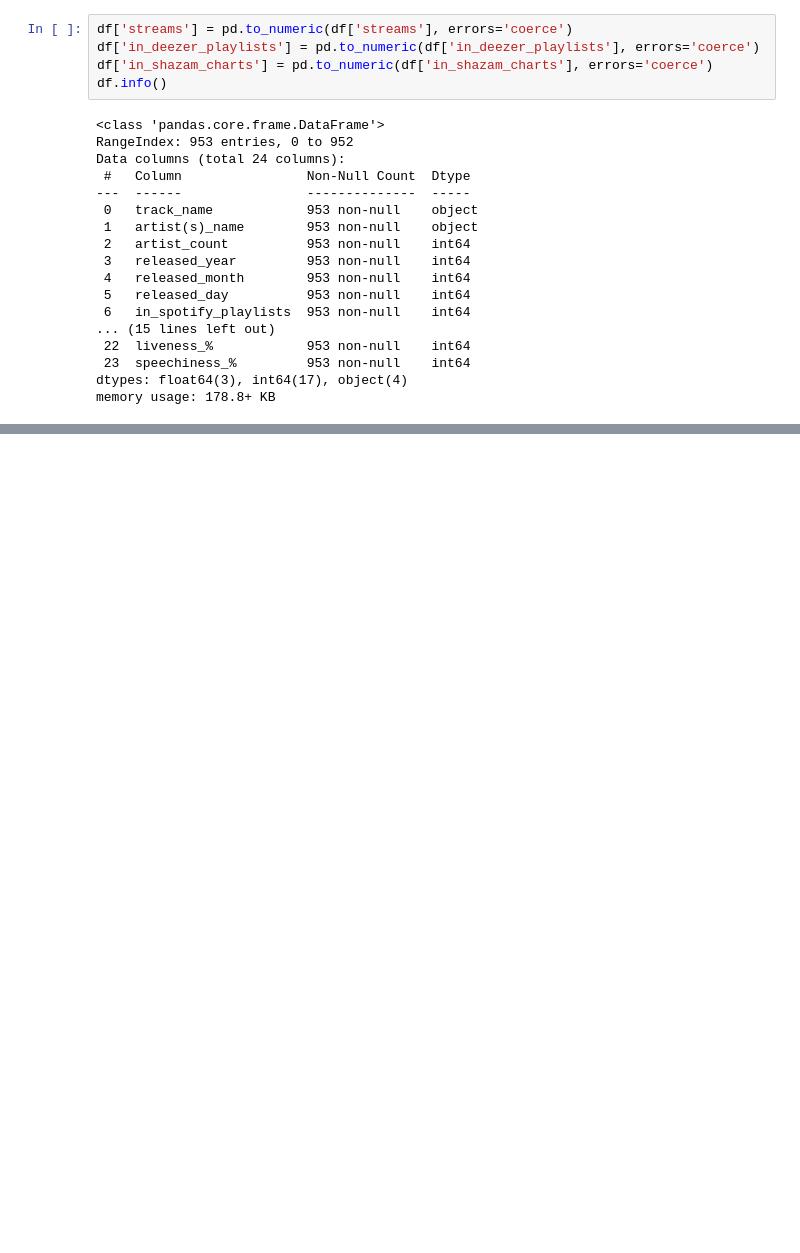
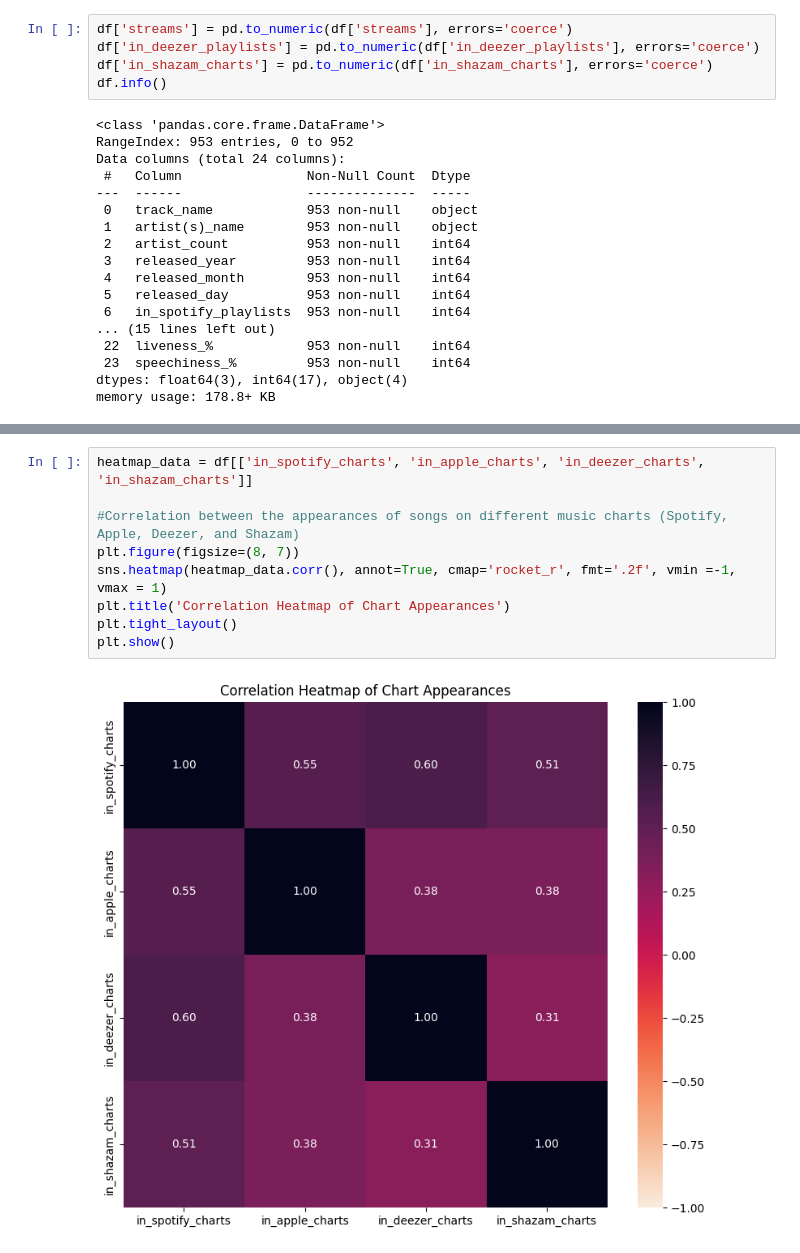
Before and after one commit to janaStani/CPA-MSSS, a Jupyter notebook: cross-platform-analysis.ipynb, the cells around one changed output, grey strips where cells are left out. Drawn from its saved outputs; the diff is of its cells as text; blank space fills up the shorter version.

```diff
--- a/cross-platform-analysis.ipynb
+++ b/cross-platform-analysis.ipynb
@@ -206,0 +203,11 @@ for col in numerical_cols:
+# %%
+heatmap_data = df[['in_spotify_charts', 'in_apple_charts', 'in_deezer_charts', 'in_shazam_charts']]
+
+#Correlation between the appearances of songs on different music charts (Spotify, Apple, Deezer, and Shazam)
+plt.figure(figsize=(8, 7))
+sns.heatmap(heatmap_data.corr(), annot=True, cmap='rocket_r', fmt='.2f', vmin =-1, vmax = 1)
+plt.title('Correlation Heatmap of Chart Appearances')
+plt.tight_layout()
+plt.show()
+# %% [output]
+[figure, added]
```
Also changed, not shown: parts of 9 cells of this notebook.
